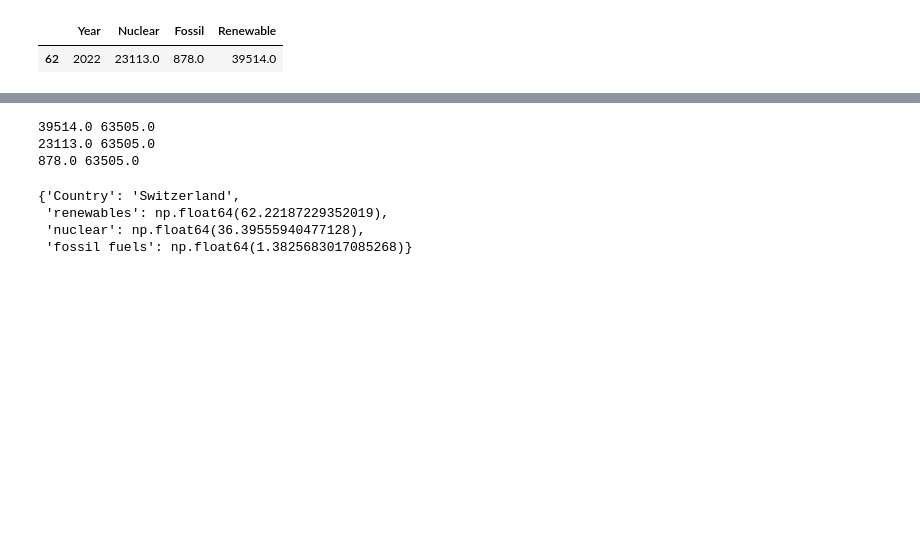
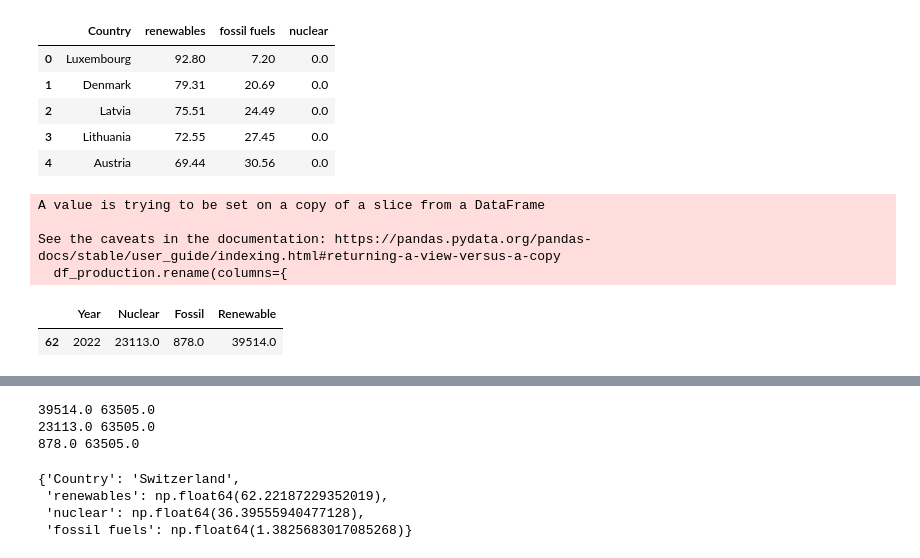
Before and after one commit to dario-baumberger/hslu-dviz-swiss-energy, a Jupyter notebook: python/EuMix.ipynb, the cells around one changed output, grey strips where cells are left out. Cells and saved outputs as stored; diff of their text form; code cells hidden in the pictures; blank space fills up the shorter version.

Commit message:
renamed jsons, cleand up python

```diff
--- a/python/EuMix.ipynb
+++ b/python/EuMix.ipynb
@@ -5,9 +20,25 @@ import json
+# %%
+# fix data types
+df_data["renewables"] = df_data["renewables"].str.rstrip("%").astype("float")
+df_data["nuclear"] = df_data["nuclear"].str.rstrip("%").astype("float")
+df_data["fossil fuels"] = df_data["fossil fuels"].str.rstrip("%").astype("float")
+
+df_data.head()
+# %% [output]
+|  | Country | renewables | fossil fuels | nuclear |
+| 0 | Luxembourg | 92.80 | 7.20 | 0.0 |
+| 1 | Denmark | 79.31 | 20.69 | 0.0 |
+| 2 | Latvia | 75.51 | 24.49 | 0.0 |
+| 3 | Lithuania | 72.55 | 27.45 | 0.0 |
+| 4 | Austria | 69.44 | 30.56 | 0.0 |
 # %%
-df_data = pd.read_csv('../data/ogd32_elektrizitaetbilanz_jahreswerte.csv', sep=',', encoding='utf-16')
-df_data.head(32)
-df_data = df_data[df_data['Jahr'] == 2022]
+# switzerland is not included in the data, so we add it manually
 
-df_data_erzeugung = df_data[[
+df_ch = pd.read_csv('../data/ogd32_elektrizitaetbilanz_jahreswerte.csv', sep=',', encoding='utf-16')
+df_ch.head()
+df_ch = df_ch[df_ch['Jahr'] == 2022]
+
+df_production = df_ch[[
     'Jahr',
     'Erzeugung_laufwerk_GWh',
     'Erzeugung_speicherwerk_GWh',
@@ -21,9 +52,7 @@ df_data_erzeugung = df_data[[
     'Erzeugung_kernkraftwerk_GWh',
 ]]
 
-df_data_erzeugung = df_data_erzeugung[df_data['Jahr'] > 1970]
-
-df_data_erzeugung.rename(columns={
+df_production.rename(columns={
     'Jahr': 'Year',
     'Erzeugung_laufwerk_GWh': 'Hydropower (run-of-river)',
     'Erzeugung_speicherwerk_GWh': 'Hydropower (storage)',
@@ -37,27 +66,31 @@ df_data_erzeugung.rename(columns={
     'Erzeugung_kernkraftwerk_GWh': 'Nuclear power',
 }, inplace=True)
 
-df_data_erzeugung = df_data_erzeugung.drop('Other (total)', axis=1)
+df_production = df_production.drop('Other (total)', axis=1)
 
 # Grouping columns
-df_data_erzeugung_grouped = df_data_erzeugung.copy()
+df_production_grouped = df_production.copy()
 
-df_data_erzeugung_grouped['Nuclear'] = df_data_erzeugung_grouped['Nuclear power']
-df_data_erzeugung_grouped['Fossil'] = df_data_erzeugung_grouped['Fossil']
-df_data_erzeugung_grouped['Renewable'] = (
-    df_data_erzeugung_grouped['Renewable waste'] +
-    df_data_erzeugung_grouped['Wood'] +
-    df_data_erzeugung_grouped['Biogas'] +
-    df_data_erzeugung_grouped['Photovoltaic'] +
-    df_data_erzeugung_grouped['Wind']+
-    df_data_erzeugung_grouped['Hydropower (run-of-river)'] +
-    df_data_erzeugung_grouped['Hydropower (storage)']
+df_production_grouped['Nuclear'] = df_production_grouped['Nuclear power']
+df_production_grouped['Fossil'] = df_production_grouped['Fossil']
+df_production_grouped['Renewable'] = (
+    df_production_grouped['Renewable waste'] +
+    df_production_grouped['Wood'] +
+    df_production_grouped['Biogas'] +
+    df_production_grouped['Photovoltaic'] +
+    df_production_grouped['Wind']+
+    df_production_grouped['Hydropower (run-of-river)'] +
+    df_production_grouped['Hydropower (storage)']
 )
 
 # Selecting only the grouped columns and the Year column
-df_data_erzeugung_grouped = df_data_erzeugung_grouped[['Year', 'Nuclear', 'Fossil', 'Renewable']]
+df_production_grouped = df_production_grouped[['Year', 'Nuclear', 'Fossil', 'Renewable']]
 
-df_data_erzeugung_grouped.head()
+df_production_grouped.head()
 # %% [output]
+A value is trying to be set on a copy of a slice from a DataFrame
+
+See the caveats in the documentation: https://pandas.pydata.org/pandas-docs/stable/user_guide/indexing.html#returning-a-view-versus-a-copy
+  df_production.rename(columns={
 |  | Year | Nuclear | Fossil | Renewable |
 | 62 | 2022 | 23113.0 | 878.0 | 39514.0 |
```
Also changed, not shown: parts of 10 cells of this notebook, 18 other files.
